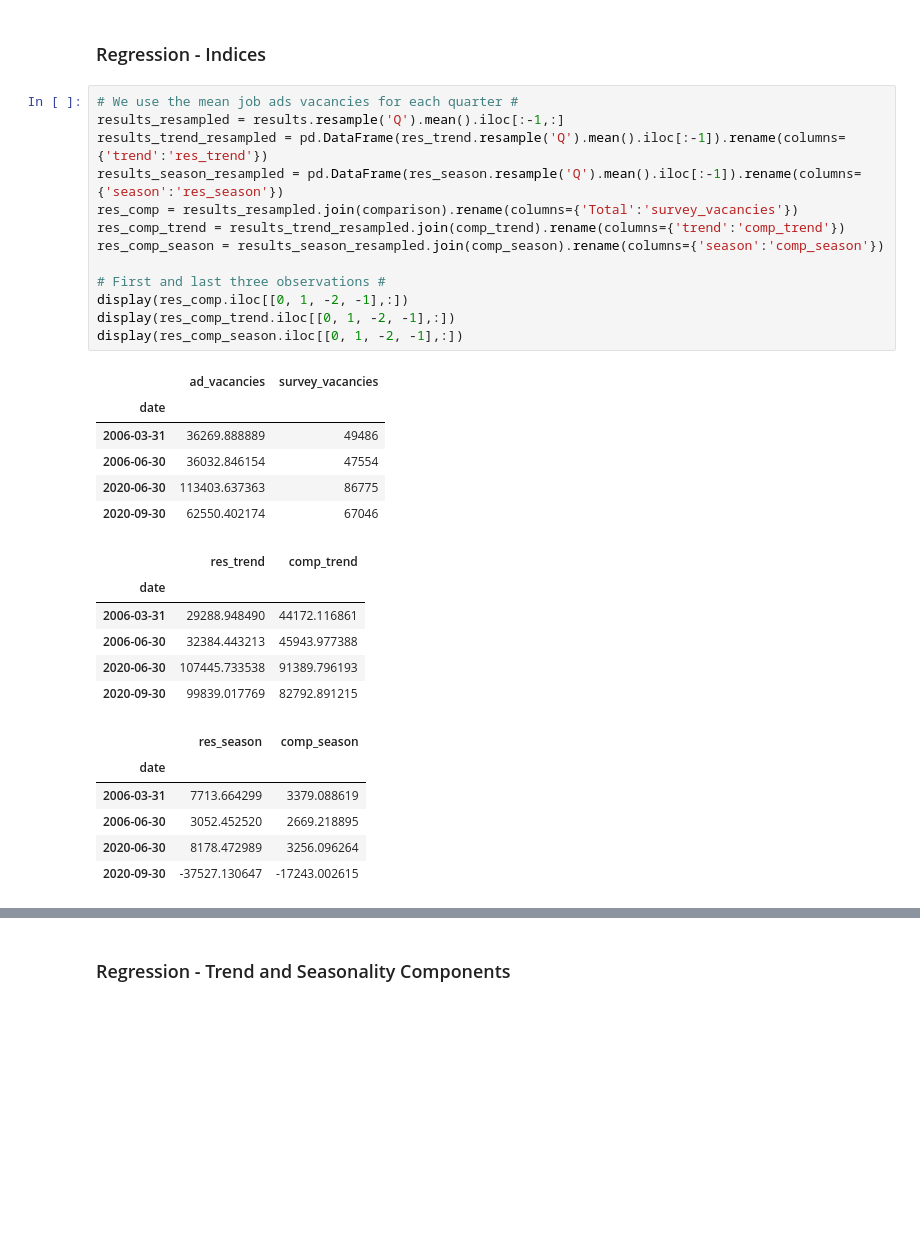
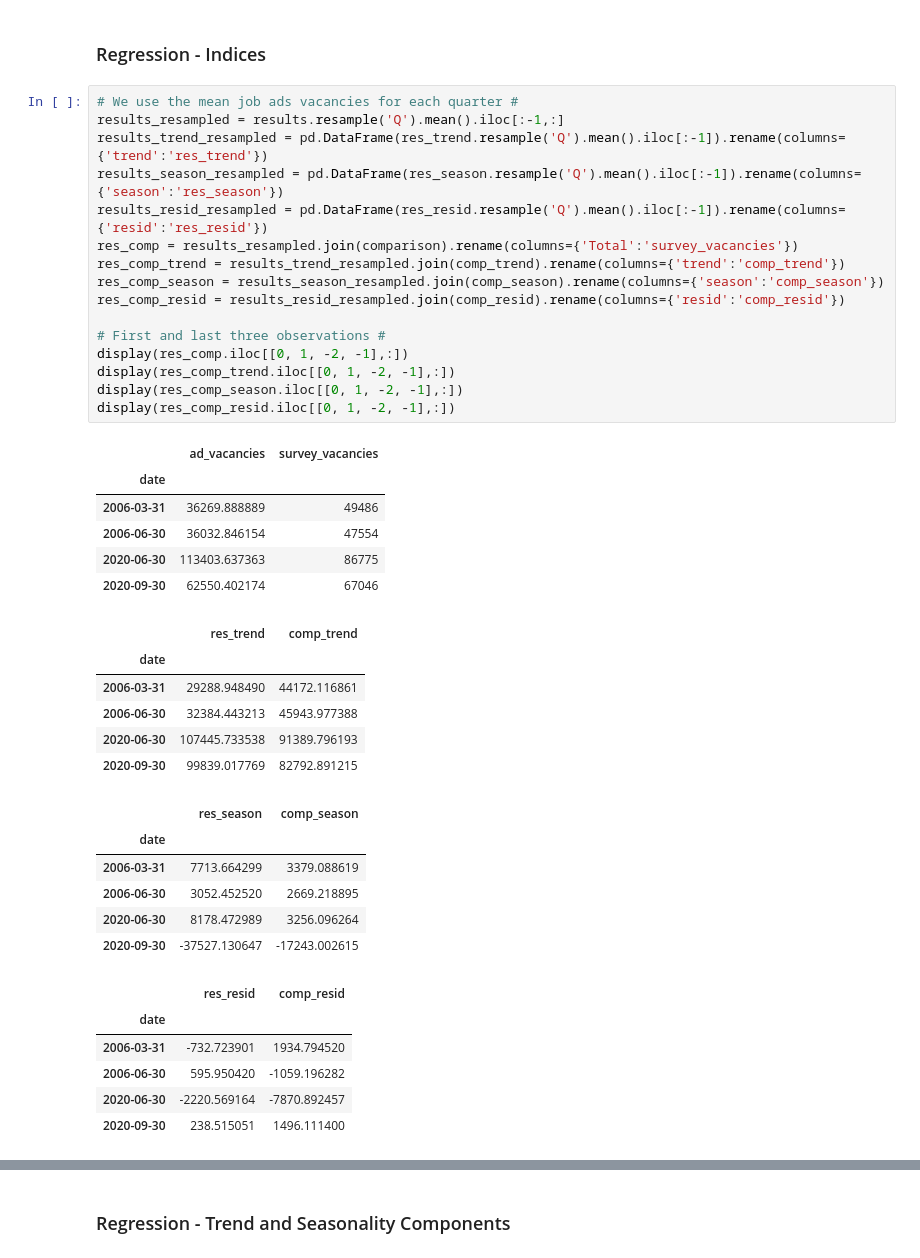
Before and after one commit to kevindeeboman/masters_project, a Jupyter notebook: masters_project.ipynb, the cells around one changed output, grey strips where cells are left out. Saved outputs shown, nothing was run; the diff lists cells and outputs as text; blank space fills up the shorter version.

Commit message:
added resid

```diff
--- a/masters_project.ipynb
+++ b/masters_project.ipynb
@@ -246,32 +246,41 @@ plt.show()
 results_resampled = results.resample('Q').mean().iloc[:-1,:]
 results_trend_resampled = pd.DataFrame(res_trend.resample('Q').mean().iloc[:-1]).rename(columns={'trend':'res_trend'})
 results_season_resampled = pd.DataFrame(res_season.resample('Q').mean().iloc[:-1]).rename(columns={'season':'res_season'})
+results_resid_resampled = pd.DataFrame(res_resid.resample('Q').mean().iloc[:-1]).rename(columns={'resid':'res_resid'})
 res_comp = results_resampled.join(comparison).rename(columns={'Total':'survey_vacancies'})
 res_comp_trend = results_trend_resampled.join(comp_trend).rename(columns={'trend':'comp_trend'})
 res_comp_season = results_season_resampled.join(comp_season).rename(columns={'season':'comp_season'})
+res_comp_resid = results_resid_resampled.join(comp_resid).rename(columns={'resid':'comp_resid'})
 
 # First and last three observations #
 display(res_comp.iloc[[0, 1, -2, -1],:])
 display(res_comp_trend.iloc[[0, 1, -2, -1],:])
 display(res_comp_season.iloc[[0, 1, -2, -1],:])
+display(res_comp_resid.iloc[[0, 1, -2, -1],:])
 # %% [output]
 |  | ad_vacancies | survey_vacancies |
 | date |  |  |
 | 2006-03-31 | 36269.888889 | 49486 |
 | 2006-06-30 | 36032.846154 | 47554 |
 | 2020-06-30 | 113403.637363 | 86775 |
 | 2020-09-30 | 62550.402174 | 67046 |
 |  | res_trend | comp_trend |
 | date |  |  |
 | 2006-03-31 | 29288.948490 | 44172.116861 |
 | 2006-06-30 | 32384.443213 | 45943.977388 |
 | 2020-06-30 | 107445.733538 | 91389.796193 |
 | 2020-09-30 | 99839.017769 | 82792.891215 |
 |  | res_season | comp_season |
 | date |  |  |
 | 2006-03-31 | 7713.664299 | 3379.088619 |
 | 2006-06-30 | 3052.452520 | 2669.218895 |
 | 2020-06-30 | 8178.472989 | 3256.096264 |
 | 2020-09-30 | -37527.130647 | -17243.002615 |
+|  | res_resid | comp_resid |
+| date |  |  |
+| 2006-03-31 | -732.723901 | 1934.794520 |
+| 2006-06-30 | 595.950420 | -1059.196282 |
+| 2020-06-30 | -2220.569164 | -7870.892457 |
+| 2020-09-30 | 238.515051 | 1496.111400 |
 # %%
 # Base model # survey_vacancies = beta0 * ad_vacancies + e #
```
Also changed, not shown: parts of 4 cells of this notebook.
